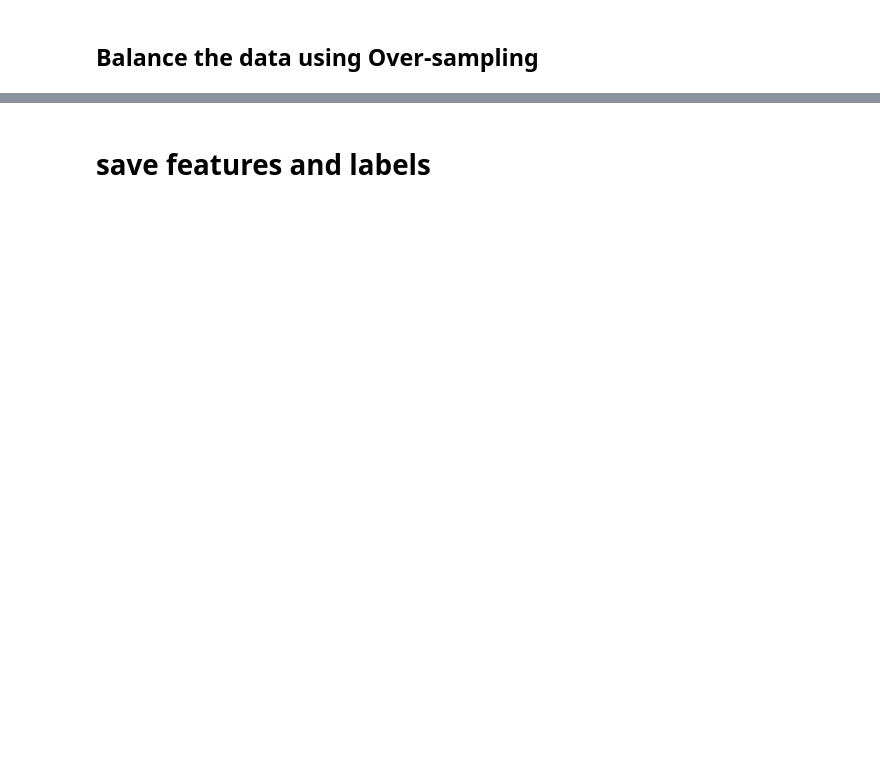
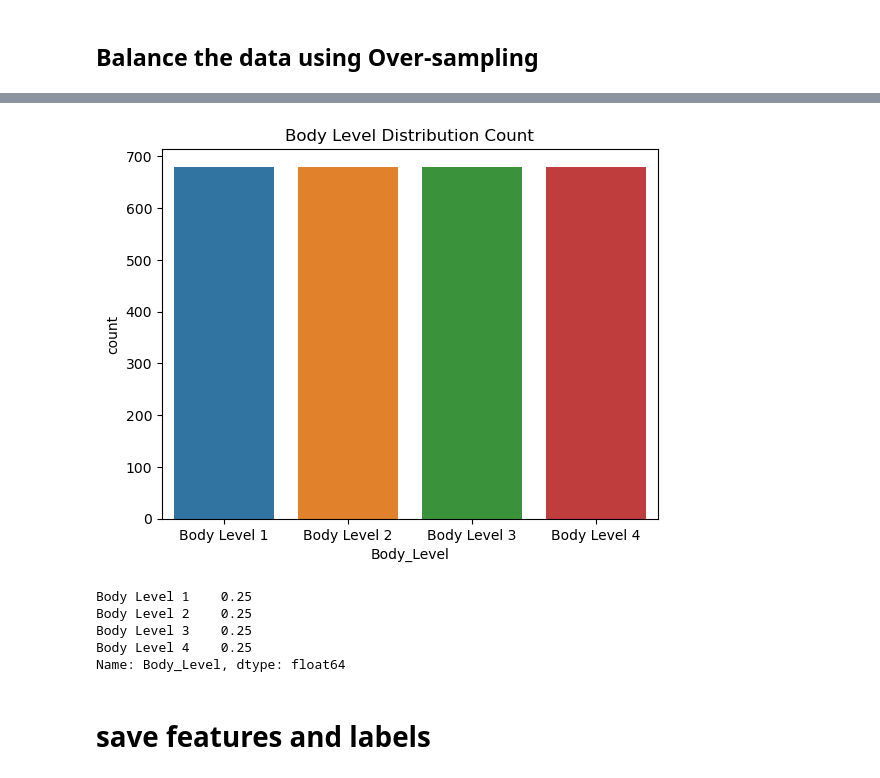
Before and after one commit to AhmedMahmoudHafez/Body-Level-Classification, a Jupyter notebook: Code/Pre-Processing.ipynb, the cells around one changed output, grey strips where cells are left out. Cells and saved outputs as stored; diff of their text form; code cells hidden in the pictures; blank space fills up the shorter version.

Commit message:
Oversampling added it decreases the acc of logistic but increases the acc of SVM

```diff
--- a/Code/Pre-Processing.ipynb
+++ b/Code/Pre-Processing.ipynb
@@ -201,0 +178,20 @@ Please also refer to the documentation for alternative solver options:
+# %%
+# balance the data by  random oversampling
+from imblearn.over_sampling import RandomOverSampler
+
+# the target is Body_Level
+X = df.drop('Body_Level', axis=1)
+y = df['Body_Level']
+# Instantiate the RandomOverSampler
+ros = RandomOverSampler(random_state=42)
+
+# Perform oversampling
+X_resampled, y_resampled = ros.fit_resample(X,y)
+
+# Print the original and resampled data
+print("Original data:")
+print(X)
+print(y)
+print("Resampled data:")
+print(X_resampled)
+print(y_resampled)
@@ -202,3 +216,16 @@ Please also refer to the documentation for alternative solver options:
+# %%
+df = pd.concat([X_resampled, y_resampled], axis=1)
+sns.countplot(x='Body_Level', data=df)
+plt.title('Body Level Distribution Count')
+plt.show()
+df['Body_Level'].value_counts(normalize=True)
+# %% [output]
+[figure, added]
+Body Level 1    0.25
+Body Level 2    0.25
+Body Level 3    0.25
+Body Level 4    0.25
+Name: Body_Level, dtype: float64
 # %% [markdown]
 # save features and labels
 # %%
```
Also changed, not shown: parts of 7 cells of this notebook, 2 other files.
